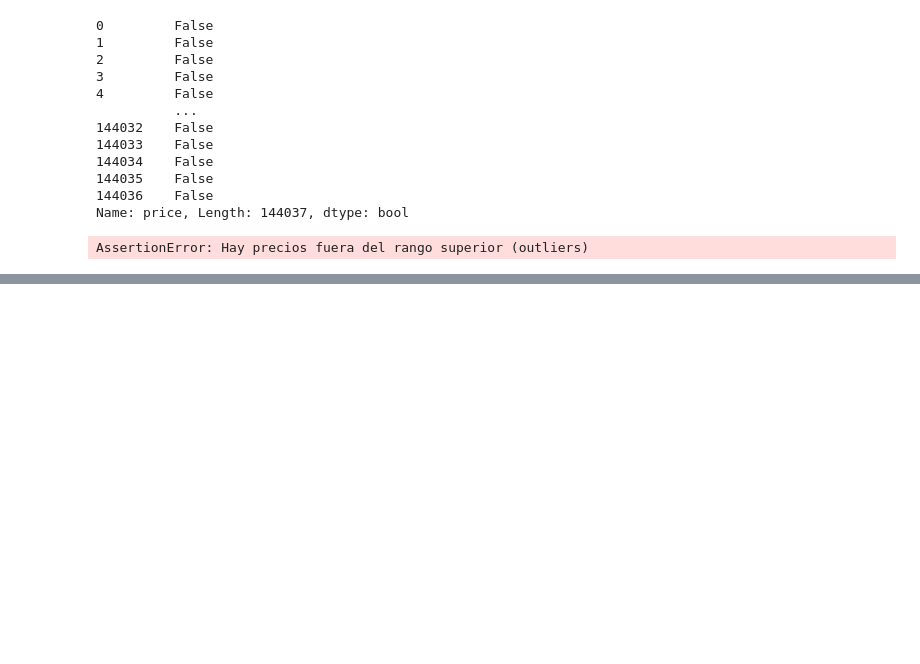
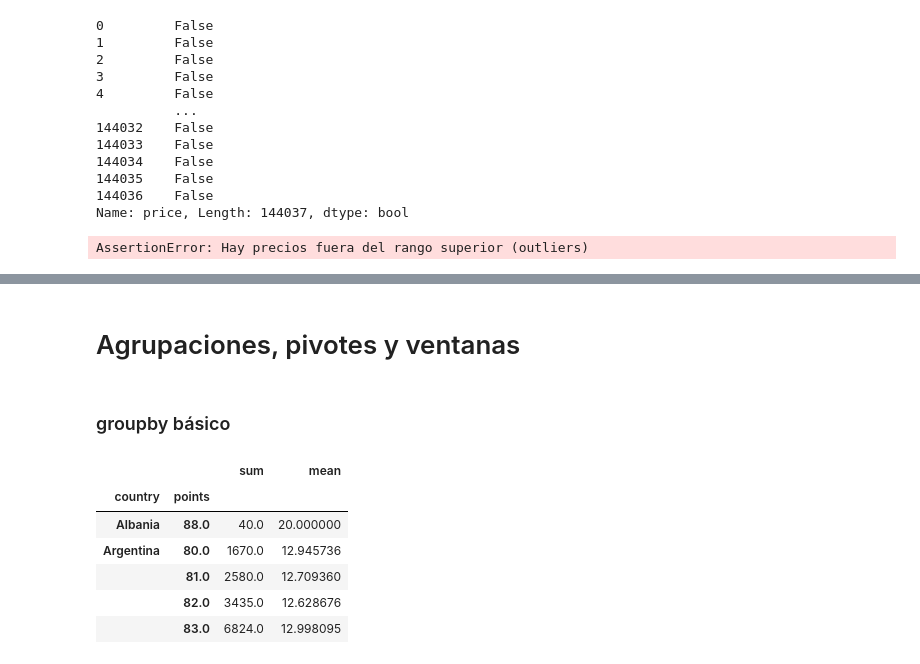
Before and after one commit to Lenis0207/PAD_2025_IIB1, a Jupyter notebook: src/clases_ad/clase_5678_pandas.ipynb, the cells around one changed output, grey strips where cells are left out. Drawn from its saved outputs; the diff is of its cells as text; code cells hidden in the pictures; blank space fills up the shorter version.

```diff
--- a/src/clases_ad/clase_5678_pandas.ipynb
+++ b/src/clases_ad/clase_5678_pandas.ipynb
@@ -603,0 +750,15 @@ AssertionError: Hay precios fuera del rango superior (outliers)
+# %% [markdown]
+# Agrupaciones, pivotes y ventanas
+# %% [markdown]
+### groupby básico
+# %%
+df_limpieza = df_csv.copy()
+df_limpieza.groupby(["country","points"])["price"].agg(["sum","mean"]).head()
+# %% [output]
+|  |  | sum | mean |
+| country | points |  |  |
+| Albania | 88.0 | 40.0 | 20.000000 |
+| Argentina | 80.0 | 1670.0 | 12.945736 |
+|  | 81.0 | 2580.0 | 12.709360 |
+|  | 82.0 | 3435.0 | 12.628676 |
+|  | 83.0 | 6824.0 | 12.998095 |
```
Also changed, not shown: parts of 18 cells of this notebook.
